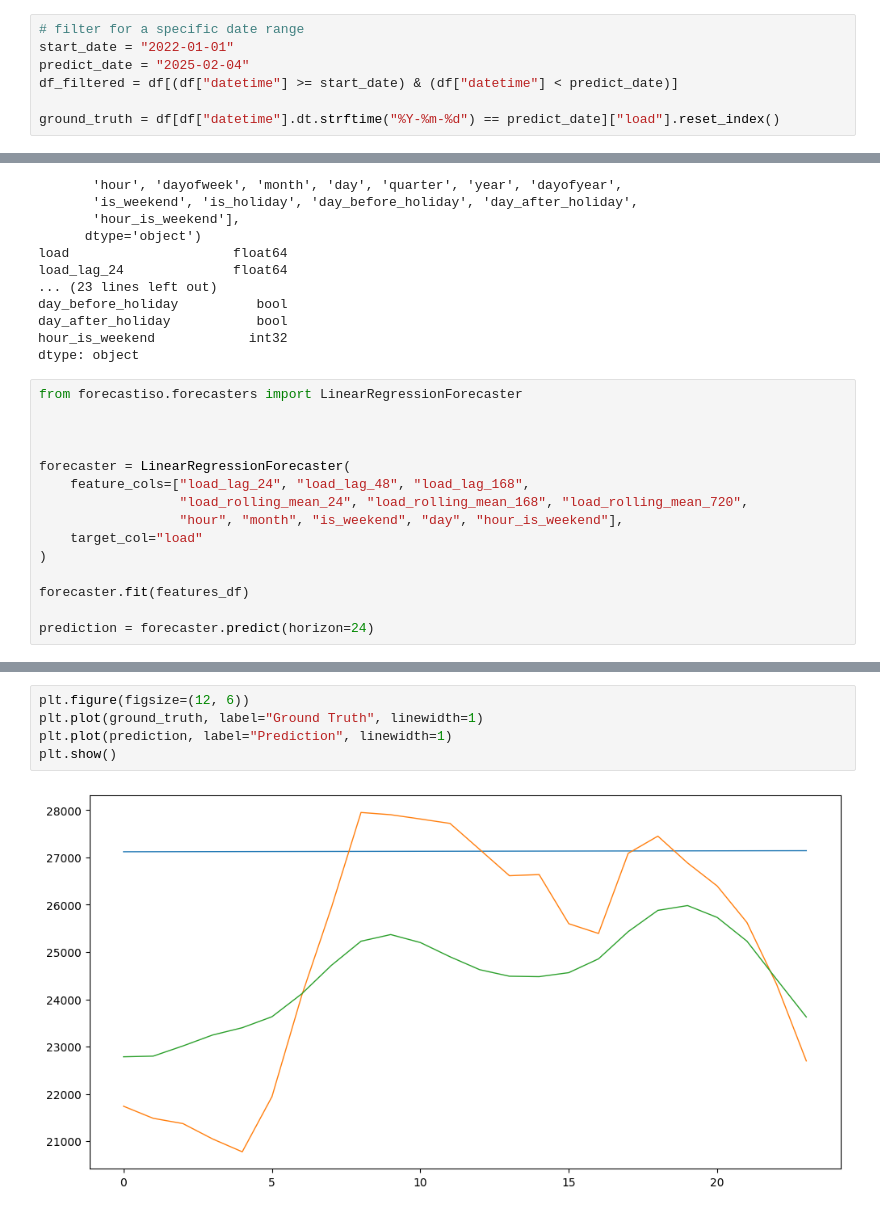
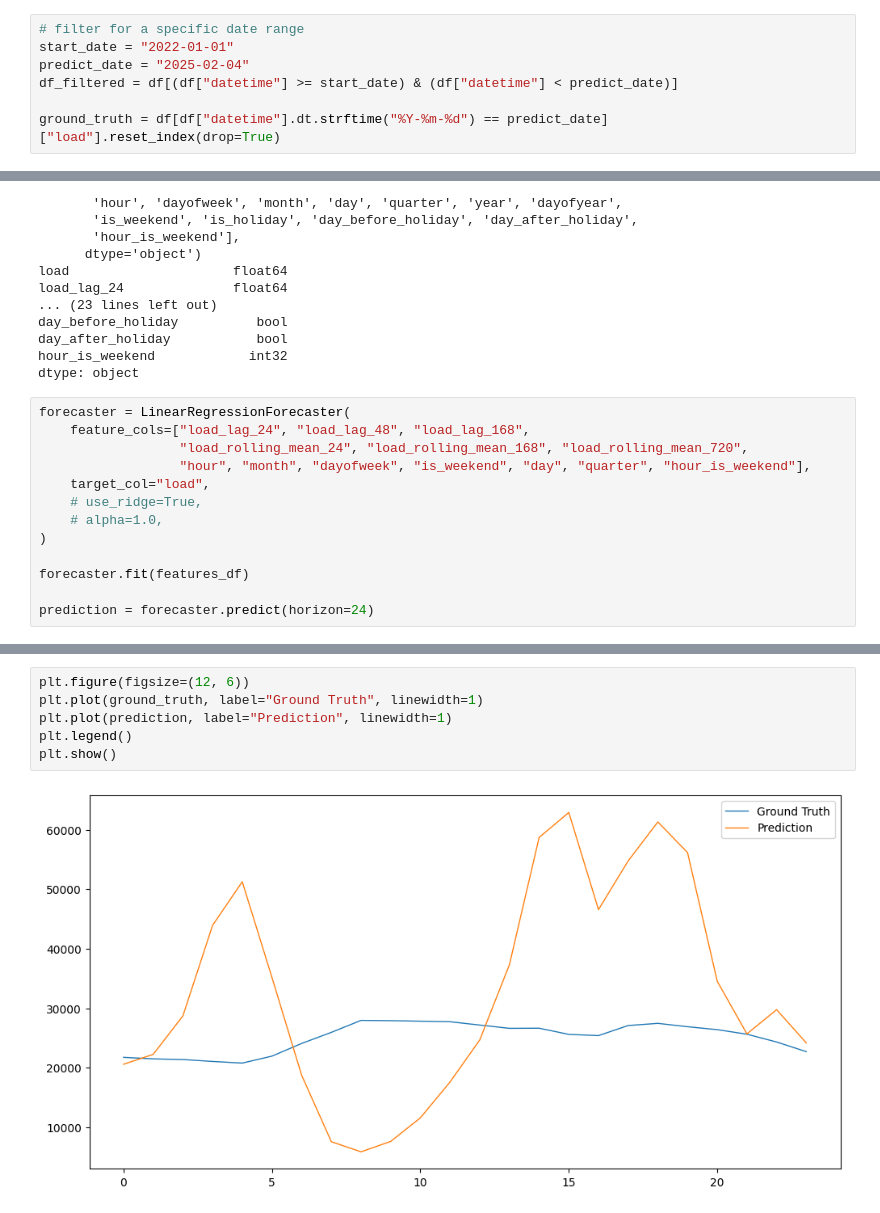
Before and after one commit to joypauls/forecastiso, a Jupyter notebook: notebooks/dev.ipynb, the cells around one changed output, grey strips where cells are left out. Cells and saved outputs as stored; diff of their text form.

```diff
--- a/notebooks/dev.ipynb
+++ b/notebooks/dev.ipynb
@@ -48,7 +49,7 @@ start_date = "2022-01-01"
 predict_date = "2025-02-04"
 df_filtered = df[(df["datetime"] >= start_date) & (df["datetime"] < predict_date)]
 
-ground_truth = df[df["datetime"].dt.strftime("%Y-%m-%d") == predict_date]["load"].reset_index()
+ground_truth = df[df["datetime"].dt.strftime("%Y-%m-%d") == predict_date]["load"].reset_index(drop=True)
 # %%
 # generate features
 
@@ -81,15 +82,13 @@ day_after_holiday           bool
 hour_is_weekend            int32
 dtype: object
 # %%
-from forecastiso.forecasters import LinearRegressionForecaster
-
-
-
 forecaster = LinearRegressionForecaster(
     feature_cols=["load_lag_24", "load_lag_48", "load_lag_168",
                   "load_rolling_mean_24", "load_rolling_mean_168", "load_rolling_mean_720",
-                  "hour", "month", "is_weekend", "day", "hour_is_weekend"],
-    target_col="load"
+                  "hour", "month", "dayofweek", "is_weekend", "day", "quarter", "hour_is_weekend"],
+    target_col="load",
+    # use_ridge=True,
+    # alpha=1.0,
 )
 
 forecaster.fit(features_df)
@@ -118,7 +120,8 @@ dtype: float64
 # %%
 plt.figure(figsize=(12, 6))
 plt.plot(ground_truth, label="Ground Truth", linewidth=1)
 plt.plot(prediction, label="Prediction", linewidth=1)
+plt.legend()
 plt.show()
 # %% [output]
-[figure, old version]
+[figure, new version]
```
Also changed, not shown: parts of 6 cells of this notebook, 4 other files.
